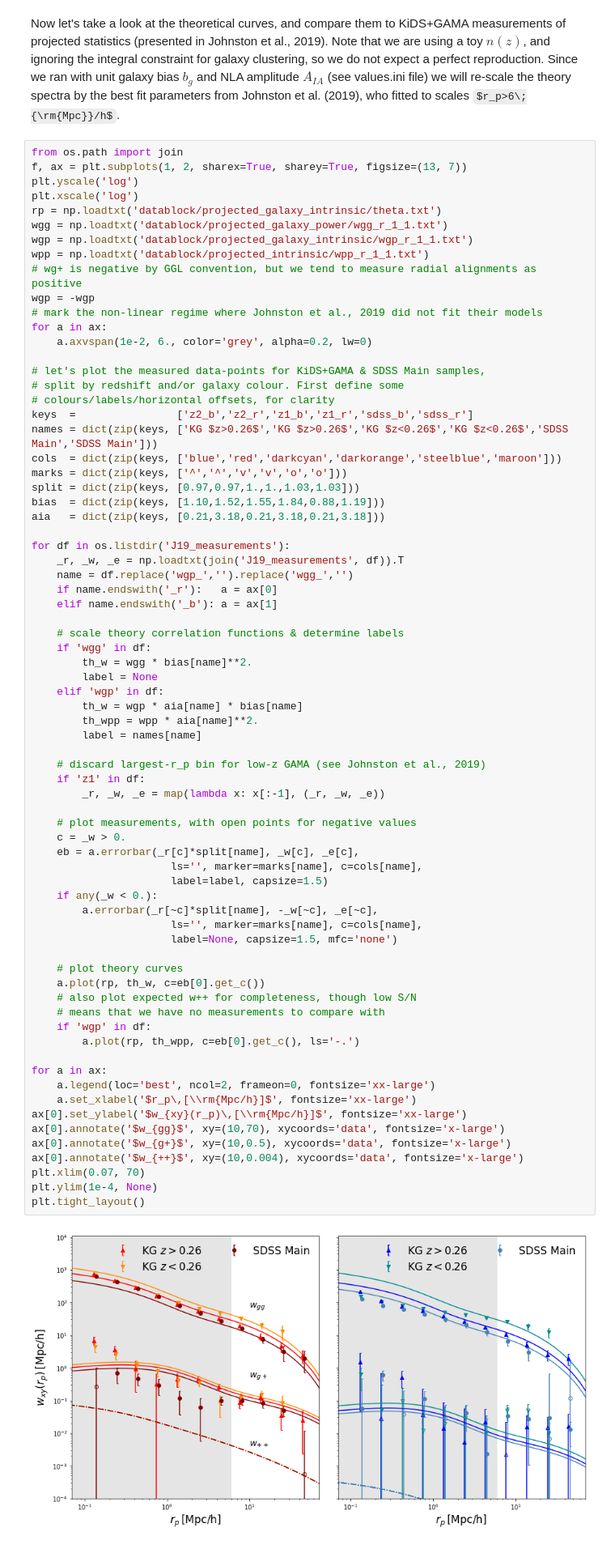
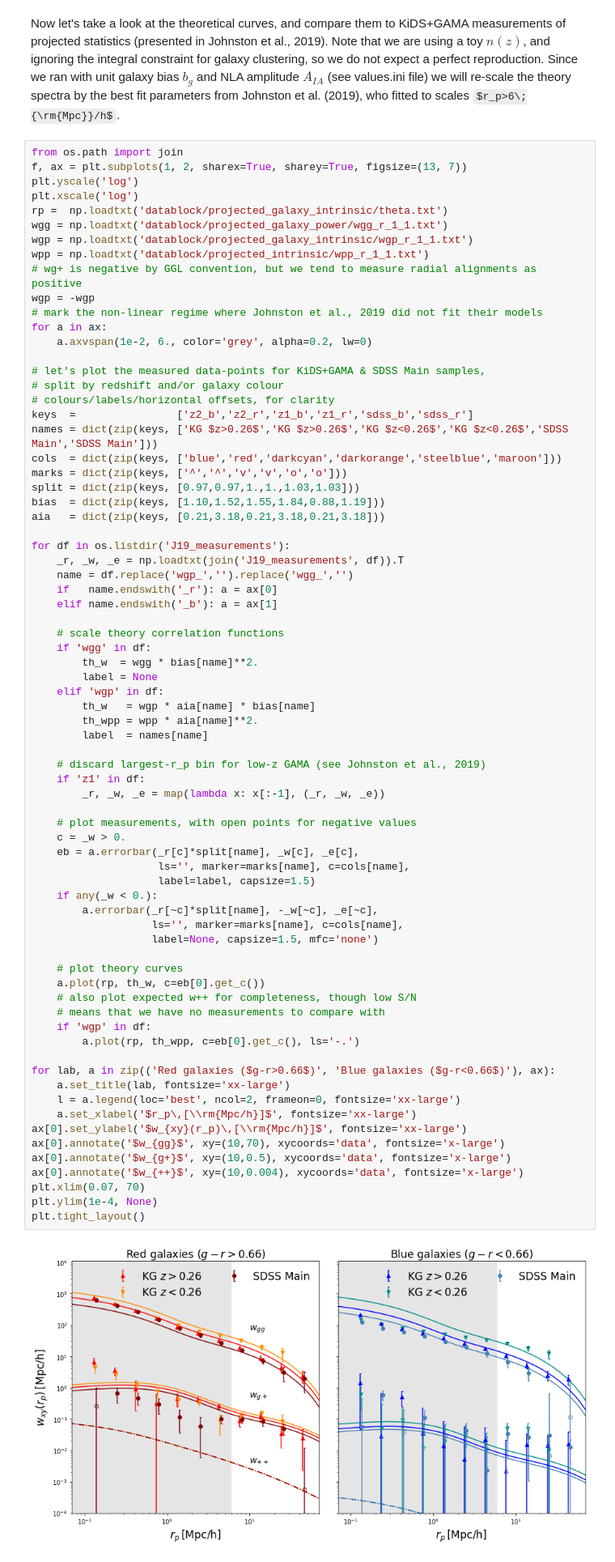
Before and after one commit to harrysjohnston/2ptPipeline, a Jupyter notebook: ECHOIA/projected_alignments_in_cosmosis.ipynb, the cells around one changed output. Shown at 81% size. Saved outputs shown, nothing was run; the diff lists cells and outputs as text; some formulas as TeX source.

```diff
--- a/ECHOIA/projected_alignments_in_cosmosis.ipynb
+++ b/ECHOIA/projected_alignments_in_cosmosis.ipynb
@@ -78,7 +78,7 @@ from os.path import join
 f, ax = plt.subplots(1, 2, sharex=True, sharey=True, figsize=(13, 7))
 plt.yscale('log')
 plt.xscale('log')
-rp = np.loadtxt('datablock/projected_galaxy_intrinsic/theta.txt')
+rp =  np.loadtxt('datablock/projected_galaxy_intrinsic/theta.txt')
 wgg = np.loadtxt('datablock/projected_galaxy_power/wgg_r_1_1.txt')
 wgp = np.loadtxt('datablock/projected_galaxy_intrinsic/wgp_r_1_1.txt')
 wpp = np.loadtxt('datablock/projected_intrinsic/wpp_r_1_1.txt')
@@ -89,7 +89,7 @@ for a in ax:
     a.axvspan(1e-2, 6., color='grey', alpha=0.2, lw=0)
 
 # let's plot the measured data-points for KiDS+GAMA & SDSS Main samples,
-# split by redshift and/or galaxy colour. First define some
+# split by redshift and/or galaxy colour
 # colours/labels/horizontal offsets, for clarity
 keys  =                ['z2_b','z2_r','z1_b','z1_r','sdss_b','sdss_r']
 names = dict(zip(keys, ['KG $z>0.26$','KG $z>0.26$','KG $z<0.26$','KG $z<0.26$','SDSS Main','SDSS Main']))
@@ -102,49 +102,50 @@ aia   = dict(zip(keys, [0.21,3.18,0.21,3.18,0.21,3.18]))
 for df in os.listdir('J19_measurements'):
     _r, _w, _e = np.loadtxt(join('J19_measurements', df)).T
     name = df.replace('wgp_','').replace('wgg_','')
-    if name.endswith('_r'):   a = ax[0]
+    if   name.endswith('_r'): a = ax[0]
     elif name.endswith('_b'): a = ax[1]
 
-    # scale theory correlation functions & determine labels
+    # scale theory correlation functions
     if 'wgg' in df:
-        th_w = wgg * bias[name]**2.
+        th_w  = wgg * bias[name]**2.
         label = None
     elif 'wgp' in df:
-        th_w = wgp * aia[name] * bias[name]
+        th_w   = wgp * aia[name] * bias[name]
         th_wpp = wpp * aia[name]**2.
-        label = names[name]
+        label  = names[name]
 
     # discard largest-r_p bin for low-z GAMA (see Johnston et al., 2019)
     if 'z1' in df:
         _r, _w, _e = map(lambda x: x[:-1], (_r, _w, _e))
 
     # plot measurements, with open points for negative values
     c = _w > 0.
     eb = a.errorbar(_r[c]*split[name], _w[c], _e[c],
-                      ls='', marker=marks[name], c=cols[name],
-                      label=label, capsize=1.5)
+                    ls='', marker=marks[name], c=cols[name],
+                    label=label, capsize=1.5)
     if any(_w < 0.):
         a.errorbar(_r[~c]*split[name], -_w[~c], _e[~c],
-                      ls='', marker=marks[name], c=cols[name],
-                      label=None, capsize=1.5, mfc='none')
+                   ls='', marker=marks[name], c=cols[name],
+                   label=None, capsize=1.5, mfc='none')
 
     # plot theory curves
     a.plot(rp, th_w, c=eb[0].get_c())
     # also plot expected w++ for completeness, though low S/N
     # means that we have no measurements to compare with
     if 'wgp' in df:
         a.plot(rp, th_wpp, c=eb[0].get_c(), ls='-.')
 
-for a in ax:
-    a.legend(loc='best', ncol=2, frameon=0, fontsize='xx-large')
+for lab, a in zip(('Red galaxies ($g-r>0.66$)', 'Blue galaxies ($g-r<0.66$)'), ax):
+    a.set_title(lab, fontsize='xx-large')
+    l = a.legend(loc='best', ncol=2, frameon=0, fontsize='xx-large')
     a.set_xlabel('$r_p\,[\\rm{Mpc/h}]$', fontsize='xx-large')
 ax[0].set_ylabel('$w_{xy}(r_p)\,[\\rm{Mpc/h}]$', fontsize='xx-large')
 ax[0].annotate('$w_{gg}$', xy=(10,70), xycoords='data', fontsize='x-large')
 ax[0].annotate('$w_{g+}$', xy=(10,0.5), xycoords='data', fontsize='x-large')
 ax[0].annotate('$w_{++}$', xy=(10,0.004), xycoords='data', fontsize='x-large')
 plt.xlim(0.07, 70)
 plt.ylim(1e-4, None)
 plt.tight_layout()
 # %% [output]
-[figure, old version]
+[figure, new version]
 # %% [markdown]
```
Also changed, not shown: parts of 4 cells of this notebook.
